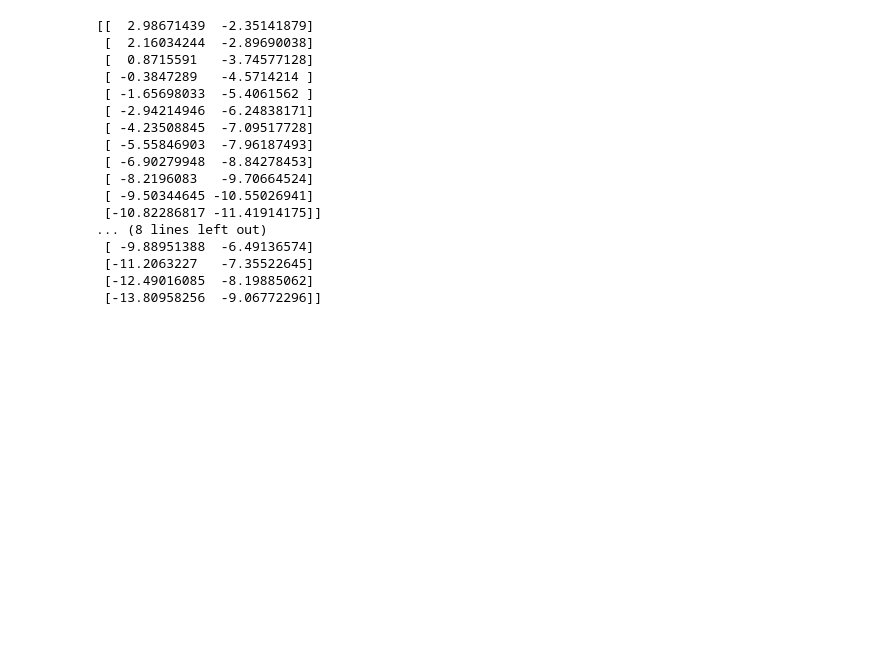
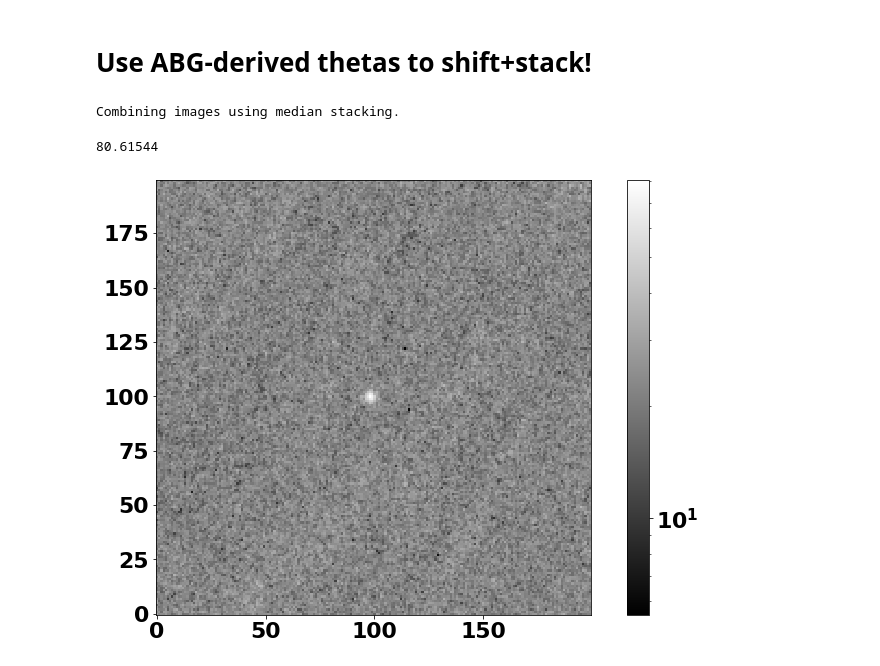
Before and after one commit to matthewjohnpayne/shifty, a Jupyter notebook: notebooks/debug_transform.ipynb, the cells around one changed output. Cells and saved outputs as stored; diff of their text form; code cells hidden in the pictures; blank space fills up the shorter version.

```diff
--- a/notebooks/debug_transform.ipynb
+++ b/notebooks/debug_transform.ipynb
@@ -144,0 +497,10 @@ def get_heliocentic_equatorial_XYZ_from_JPL(times, obs_code='500',
+# %%
+plt.rcParams['figure.figsize'] = [13, 8]
+dtimes_yr = (times-time0)/365.24
+plt.plot(dtimes_yr, (expected_thetas_asec - thetas_asec)[:, 0], 'x', label='x-direction', ms=20)
+plt.plot(dtimes_yr, (expected_thetas_asec - thetas_asec)[:, 1], '.', label='y-direction', ms=20)
+plt.axhline(0)
+plt.ylabel('expected - calculated (")')
+plt.xlabel('time (yr)')
+plt.legend(loc='center left', bbox_to_anchor=(0, -0.3))
+plt.savefig('yay.png', bbox_inches='tight')
@@ -144,0 +518,19 @@ def get_heliocentic_equatorial_XYZ_from_JPL(times, obs_code='500',
+# %% [markdown]
+# Use ABG-derived thetas to shift+stack!
+# %%
+# Local imports
+sys.path.append(os.path.join(os.path.split(os.getcwd())[0], 'shifty'))
+import imagehandler
+# I'm gonna define this flag, so that it's easy to switch between
+# using both nights (24 images) and just the second night (12 images).
+# Only the last 12 images are in GitHub repo.
+#both_nights=False
+both_nights=True
+#Then define a bunch of filenames:
+importlib.reload(imagehandler)
+filename = '../dev_data/2015RS281_HSC20160826_112.fits'
+if both_nights:
+    filenames=[filename.replace('112', str(i)) for i in np.arange(100, 124)]
+    filenames[:12]=[filenamei.replace('0826', '0825') for filenamei in filenames[:12]]
+else:
+    filenames=[filename.replace('112', str(i)) for i in np.arange(112, 124)]
@@ -145,3 +540,23 @@ def get_heliocentic_equatorial_XYZ_from_JPL(times, obs_code='500',
+# %%
+'''Get times and shifts (as calculated by Horizons)'''
+importlib.reload(imagehandler)
+D=imagehandler.DataHandler(filenames)
+shiftss = D._calculate_shifts_from_known(object_name='2015 RS281', obs_code='568')
+shifts = shiftss - shifts[12] if both_nights else shiftss - shifts[-1]
+times = np.array([dh['SHIFTY_MJD_MID'] for dh in D.image_data.header]) + 2400000.5
+# %%
+'''Shift+stack using the known (from Horizons + WCS) shifts.'''
+importlib.reload(imagehandler)
+D=imagehandler.DataHandler(filenames)
+D.integer_shift(shifts, padmean=True)
+D.stack(shifted=True, median_combine=True)
+plt.imshow((D.stacked_data.data-np.nanmin(D.stacked_data.data))[520:720,405:605], origin='lower', cmap='gray',norm=LogNorm())
+cbar = plt.colorbar()
+np.max((D.stacked_data.data-np.nanmin(D.stacked_data.data))[520:720,405:605])
+# %% [output]
+Combining images using median stacking.
+80.61544
+[figure, added]
 # %%
 '''
 Get the position of the observer position.
@@ -179,32 +570,12 @@ def abg2theta(timesJD, timeJD0, abg, obscode, xyz_E):
 # %%
 '''
-Now get the theta values.
+Convert observer location to projection coordinate system, then convert abg to thetas.
 '''
+observer_projected = np.array([xyz_ec_to_proj(*obspos, *latlon0) for obspos in observer_helio_ecliptic_relative])
 # Theta from ABG values. These are in radians.
 thetas = abg2theta(times, time0, abg, '568', observer_projected)
 # Convert to arcseconds
 thetas_asec = np.degrees(thetas) * 3600  # radians to arc-sec
-# For some reason, the thetas aren't 0 at reference time, so subtract off the value at reference time.
-thetas_offset_asec = thetas_asec - thetas_asec[0]  # subtract off common base
 # Convert to pixels
-thetas_offset_pix = thetas_offset_asec / 0.170  # arcsec to pixel (accurate to <0.01")
-print(thetas_asec)
-print(thetas_offset_asec)
+thetas_pixels = thetas_asec / 0.170  # This could be more accurate, but is pretty close.
+#thetas_pixels = thetas_asec / 0.168  # This seems better
-# %% [output]
-[[  2.98671439  -2.35141879]
- [  2.16034244  -2.89690038]
- [  0.8715591   -3.74577128]
- [ -0.3847289   -4.5714214 ]
- [ -1.65698033  -5.4061562 ]
- [ -2.94214946  -6.24838171]
- [ -4.23508845  -7.09517728]
- [ -5.55846903  -7.96187493]
- [ -6.90279948  -8.84278453]
- [ -8.2196083   -9.70664524]
- [ -9.50344645 -10.55026941]
- [-10.82286817 -11.41914175]]
-... (8 lines left out)
- [ -9.88951388  -6.49136574]
- [-11.2063227   -7.35522645]
- [-12.49016085  -8.19885062]
- [-13.80958256  -9.06772296]]
```
Also changed, not shown: parts of 25 cells of this notebook, 1 other file.
